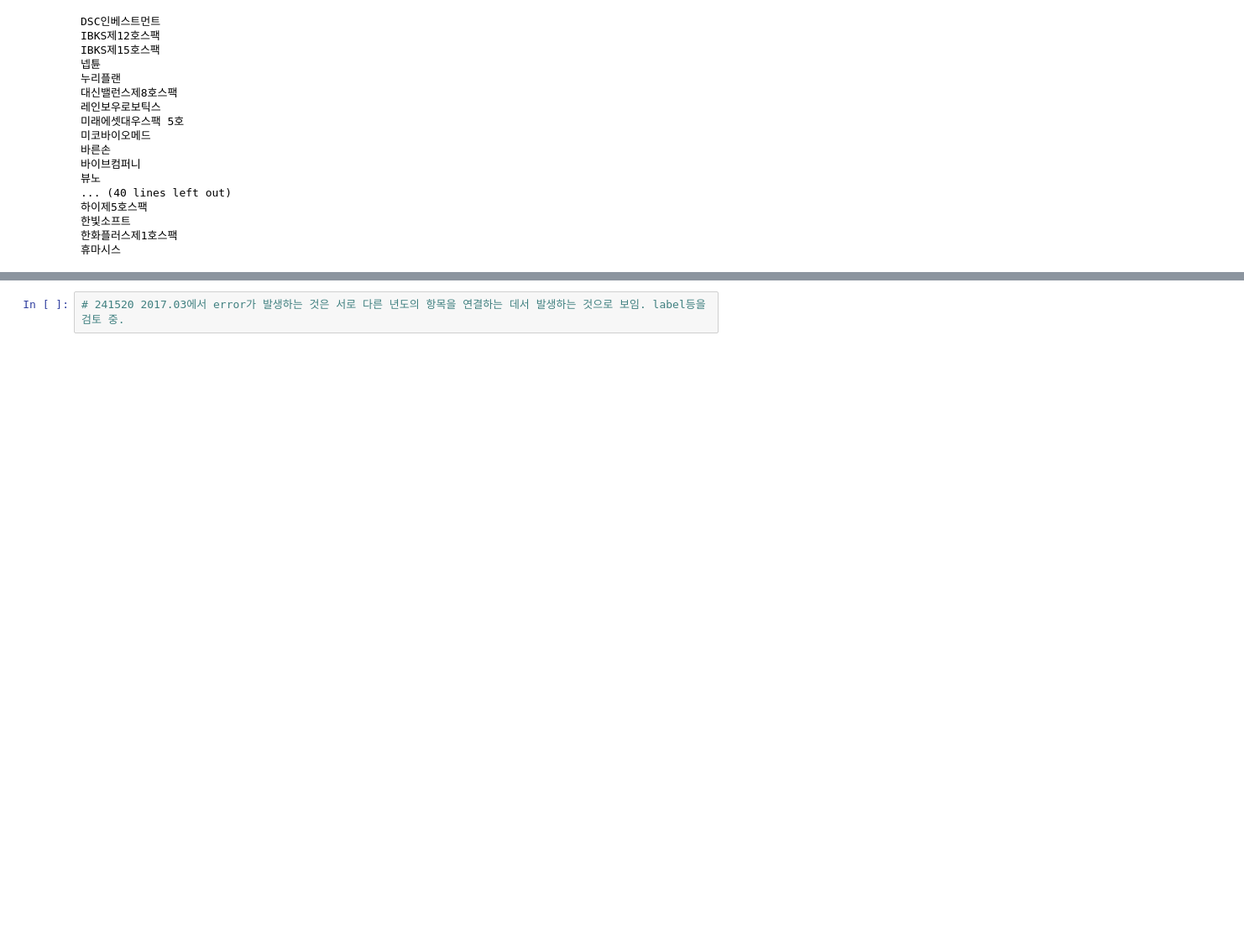
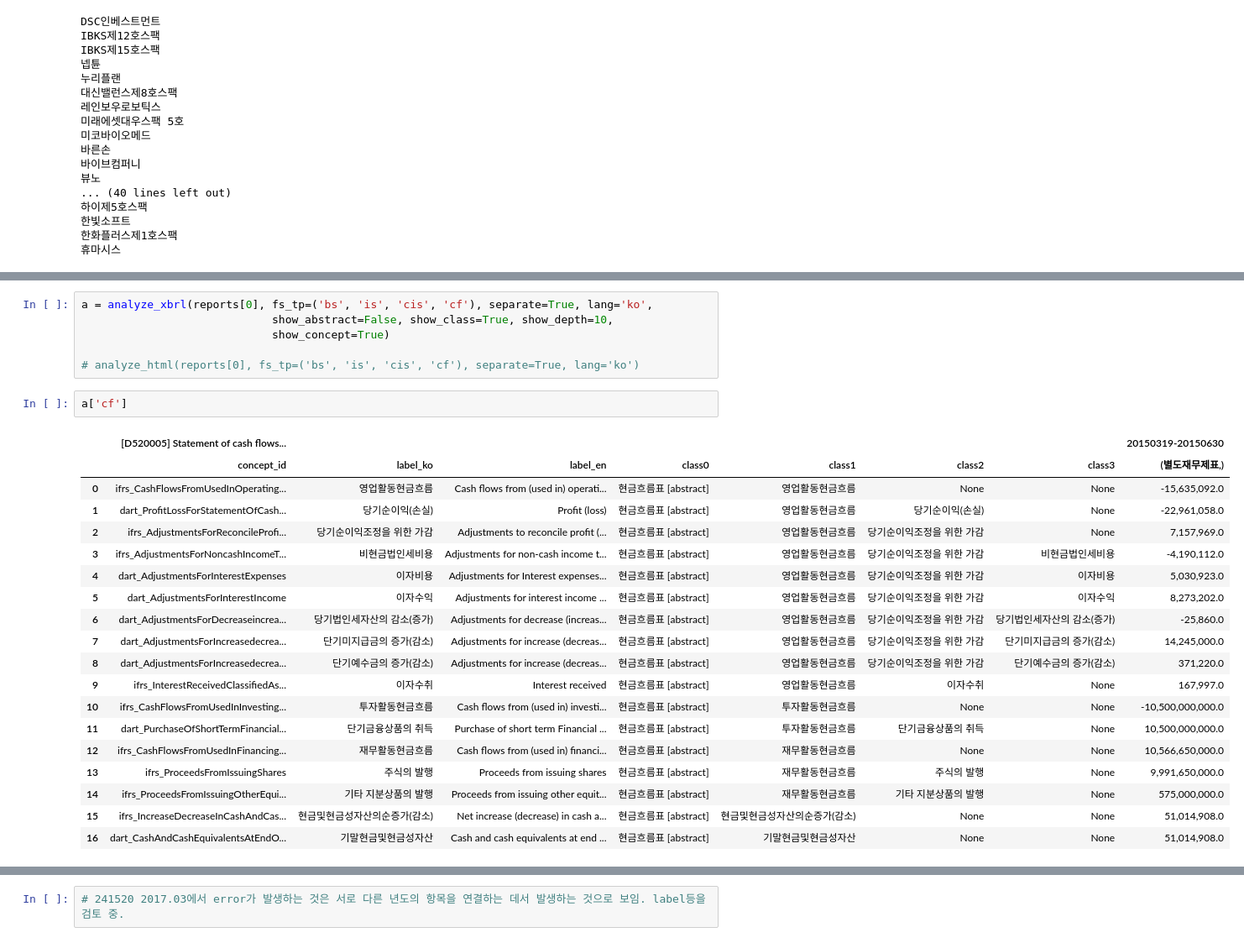
Before and after one commit to malkovich0/Finance, a Jupyter notebook: dartfss_pycharm.ipynb, the cells around one changed output, grey strips where cells are left out. Shown at 84% size. Saved outputs shown, nothing was run; the diff lists cells and outputs as text; blank space fills up the shorter version.

```diff
--- a/dartfss_pycharm.ipynb
+++ b/dartfss_pycharm.ipynb
@@ -134,0 +261,28 @@ AttributeError: ("'NoneType' object has no attribute 'tolist'", "An error occurr
+# %%
+a = analyze_xbrl(reports[0], fs_tp=('bs', 'is', 'cis', 'cf'), separate=True, lang='ko',
+                             show_abstract=False, show_class=True, show_depth=10,
+                             show_concept=True)
+
+# analyze_html(reports[0], fs_tp=('bs', 'is', 'cis', 'cf'), separate=True, lang='ko')
+# %%
+a['cf']
+# %% [output]
+|  | [D520005] Statement of cash flows... |  |  |  |  |  |  | 20150319-20150630 |
+|  | concept_id | label_ko | label_en | class0 | class1 | class2 | class3 | (별도재무제표,) |
+| 0 | ifrs_CashFlowsFromUsedInOperating... | 영업활동현금흐름 | Cash flows from (used in) operati... | 현금흐름표 [abstract] | 영업활동현금흐름 | None | None | -15,635,092.0 |
+| 1 | dart_ProfitLossForStatementOfCash... | 당기순이익(손실) | Profit (loss) | 현금흐름표 [abstract] | 영업활동현금흐름 | 당기순이익(손실) | None | -22,961,058.0 |
+| 2 | ifrs_AdjustmentsForReconcileProfi... | 당기순이익조정을 위한 가감 | Adjustments to reconcile profit (... | 현금흐름표 [abstract] | 영업활동현금흐름 | 당기순이익조정을 위한 가감 | None | 7,157,969.0 |
+| 3 | ifrs_AdjustmentsForNoncashIncomeT... | 비현금법인세비용 | Adjustments for non-cash income t... | 현금흐름표 [abstract] | 영업활동현금흐름 | 당기순이익조정을 위한 가감 | 비현금법인세비용 | -4,190,112.0 |
+| 4 | dart_AdjustmentsForInterestExpenses | 이자비용 | Adjustments for Interest expenses... | 현금흐름표 [abstract] | 영업활동현금흐름 | 당기순이익조정을 위한 가감 | 이자비용 | 5,030,923.0 |
+| 5 | dart_AdjustmentsForInterestIncome | 이자수익 | Adjustments for interest income ... | 현금흐름표 [abstract] | 영업활동현금흐름 | 당기순이익조정을 위한 가감 | 이자수익 | 8,273,202.0 |
+| 6 | dart_AdjustmentsForDecreaseincrea... | 당기법인세자산의 감소(증가) | Adjustments for decrease (increas... | 현금흐름표 [abstract] | 영업활동현금흐름 | 당기순이익조정을 위한 가감 | 당기법인세자산의 감소(증가) | -25,860.0 |
+| 7 | dart_AdjustmentsForIncreasedecrea... | 단기미지급금의 증가(감소) | Adjustments for increase (decreas... | 현금흐름표 [abstract] | 영업활동현금흐름 | 당기순이익조정을 위한 가감 | 단기미지급금의 증가(감소) | 14,245,000.0 |
+| 8 | dart_AdjustmentsForIncreasedecrea... | 단기예수금의 증가(감소) | Adjustments for increase (decreas... | 현금흐름표 [abstract] | 영업활동현금흐름 | 당기순이익조정을 위한 가감 | 단기예수금의 증가(감소) | 371,220.0 |
+| 9 | ifrs_InterestReceivedClassifiedAs... | 이자수취 | Interest received | 현금흐름표 [abstract] | 영업활동현금흐름 | 이자수취 | None | 167,997.0 |
+| 10 | ifrs_CashFlowsFromUsedInInvesting... | 투자활동현금흐름 | Cash flows from (used in) investi... | 현금흐름표 [abstract] | 투자활동현금흐름 | None | None | -10,500,000,000.0 |
+| 11 | dart_PurchaseOfShortTermFinancial... | 단기금융상품의 취득 | Purchase of short term Financial ... | 현금흐름표 [abstract] | 투자활동현금흐름 | 단기금융상품의 취득 | None | 10,500,000,000.0 |
+| 12 | ifrs_CashFlowsFromUsedInFinancing... | 재무활동현금흐름 | Cash flows from (used in) financi... | 현금흐름표 [abstract] | 재무활동현금흐름 | None | None | 10,566,650,000.0 |
+| 13 | ifrs_ProceedsFromIssuingShares | 주식의 발행 | Proceeds from issuing shares | 현금흐름표 [abstract] | 재무활동현금흐름 | 주식의 발행 | None | 9,991,650,000.0 |
+| 14 | ifrs_ProceedsFromIssuingOtherEqui... | 기타 지분상품의 발행 | Proceeds from issuing other equit... | 현금흐름표 [abstract] | 재무활동현금흐름 | 기타 지분상품의 발행 | None | 575,000,000.0 |
+| 15 | ifrs_IncreaseDecreaseInCashAndCas... | 현금및현금성자산의순증가(감소) | Net increase (decrease) in cash a... | 현금흐름표 [abstract] | 현금및현금성자산의순증가(감소) | None | None | 51,014,908.0 |
+| 16 | dart_CashAndCashEquivalentsAtEndO... | 기말현금및현금성자산 | Cash and cash equivalents at end ... | 현금흐름표 [abstract] | 기말현금및현금성자산 | None | None | 51,014,908.0 |
```
Also changed, not shown: parts of 24 cells of this notebook.
